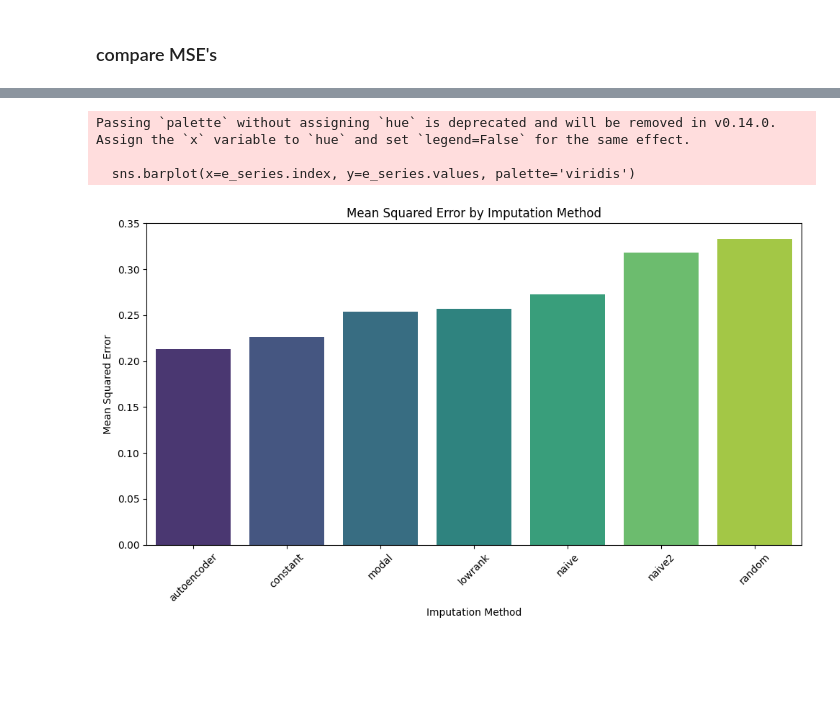
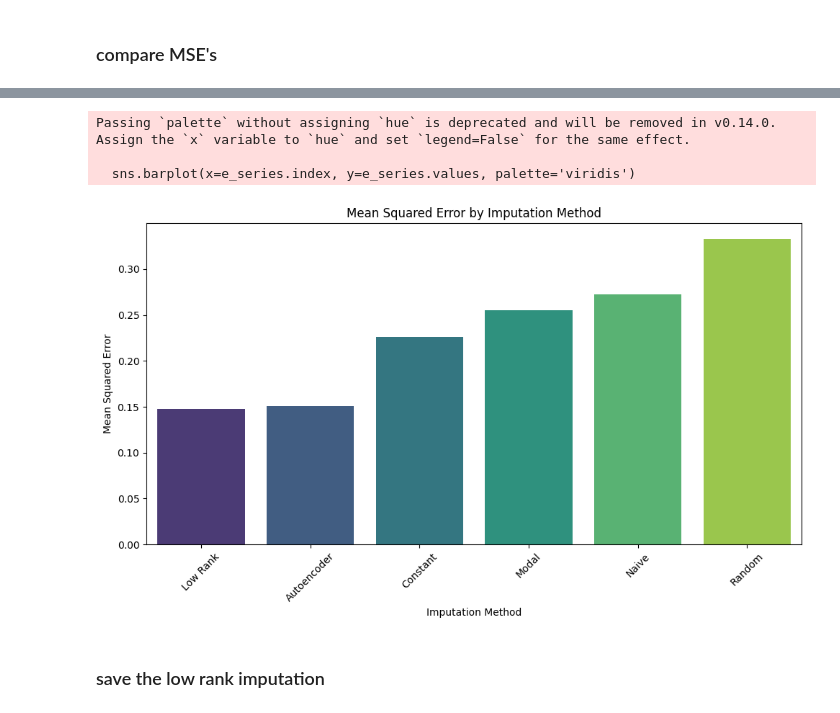
Before and after one commit to bogedy/okcupid_unsupervised, a Jupyter notebook: notebooks/ik_imputation_methods.ipynb, the cells around one changed output, grey strips where cells are left out. Drawn from its saved outputs; the diff is of its cells as text; code cells hidden in the pictures; blank space fills up the shorter version.

Commit message:
imputed data complete

```diff
--- a/notebooks/ik_imputation_methods.ipynb
+++ b/notebooks/ik_imputation_methods.ipynb
@@ -281,7 +281,7 @@ df_modal_imputed = df_masked.apply(lambda col: col.fillna(get_mode(col)))
 X_modal = transform_and_drop(df_modal_imputed)
 # %%
 # MSE
-mse_modal = np.average(np.asarray(X_not_masked[test_mask_sparse] - X_modal[test_mask_sparse]).ravel() **2, weights=loss_weights)
+mse_modal = np.average(np.asarray(X_not_masked[test_mask_sparse] - X_modal[test_mask_sparse]).ravel() **2, weights=loss_weights_test)
 mse_modal
 # %% [output]
 np.float64(0.2552871884444088)
@@ -311,4 +314,6 @@ loss_weights_train = torch.tensor(weights_expanded)[train_mask_qs.cpu()].to(devi
 # %%
+from tqdm import tqdm, trange
+
 # Hyperparameters
 rank = 5  # Rank of the approximation (adjust as needed)
 learning_rate = 0.2
@@ -348,10 +353,19 @@ def split_and_softmax(X):
     X_softmaxed = torch.cat(flattened_tensors, dim=1)
     return X_softmaxed
 
+def get_test_loss(X_hat):
+    X_imputed = X_hat
+
+    # Evaluate on test set
+    imputed_test_values = X_imputed[test_mask_tensor]
+    mse_low_rank = torch_avg(((test_values_tensor - imputed_test_values) ** 2).ravel(), loss_weights_test_tensor)
+    return mse_low_rank.item()
+
 # Training loop
-# @torch.compile
 def train_loop():
-    for epoch in range(epochs):
+    train_losses = []
+    test_losses = []
+    for epoch in trange(epochs):
         optimizer.zero_grad()
 
         # Reconstruct X_hat = B @ C
@@ -364,8 +378,9 @@ def train_loop():
         # Backpropagation
         loss.backward()
         optimizer.step()
+        train_losses.append(loss.item())
+        test_losses.append(get_test_loss(X_hat))
+        # print(f"Epoch {epoch}, Loss: {loss.item()}")
+    return X_hat, train_losses, test_losses
 
-        print(f"Epoch {epoch}, Loss: {loss.item()}")
-    return X_hat
-
-X_hat = train_loop()
+X_hat, train_losses, test_losses = train_loop()
@@ -508,0 +401,3 @@ Autoencoder MSE: 0.13427468260616784
+# %%
+mse_low_rank = get_test_loss(X_hat)
+print(f"Low-rank MSE: {mse_low_rank}")
@@ -633,30 +508,32 @@ Autoencoder MSE: 0.14354146827434908
 # %%
 import seaborn as sns
 import matplotlib.pyplot as plt
 
-errors = {"autoencoder": mse_autoencoder,
-'constant': mse_constant,
-'lowrank': mse_low_rank,
-'modal': mse_modal,
-'naive': mse_naive,
-'naive2': mse_naive2,
-'random': mse_random}
+errors = {"Autoencoder": mse_autoencoder,
+'Constant': mse_constant,
+'Low Rank': mse_low_rank,
+'Modal': mse_modal,
+'Naive': mse_naive,
+# 'naive2': mse_naive2,
+'Random': mse_random}
 
 e_series = pd.Series(errors).sort_values()
 
 plt.figure(figsize=(10,6))
 sns.barplot(x=e_series.index, y=e_series.values, palette='viridis')
 plt.title('Mean Squared Error by Imputation Method')
 plt.xlabel('Imputation Method')
 plt.ylabel('Mean Squared Error')
 plt.xticks(rotation=45)
 plt.tight_layout()
 
-plt.savefig('../outputs/imputers.png')
+plt.savefig('../outputs/imputers.pdf')
 
 plt.show()
 # %% [output]
 Passing `palette` without assigning `hue` is deprecated and will be removed in v0.14.0. Assign the `x` variable to `hue` and set `legend=False` for the same effect.
 
   sns.barplot(x=e_series.index, y=e_series.values, palette='viridis')
-[figure, old version]
+[figure, new version]
+# %% [markdown]
+### save the low rank imputation
```
Also changed, not shown: parts of 20 cells of this notebook, 2 other files.
